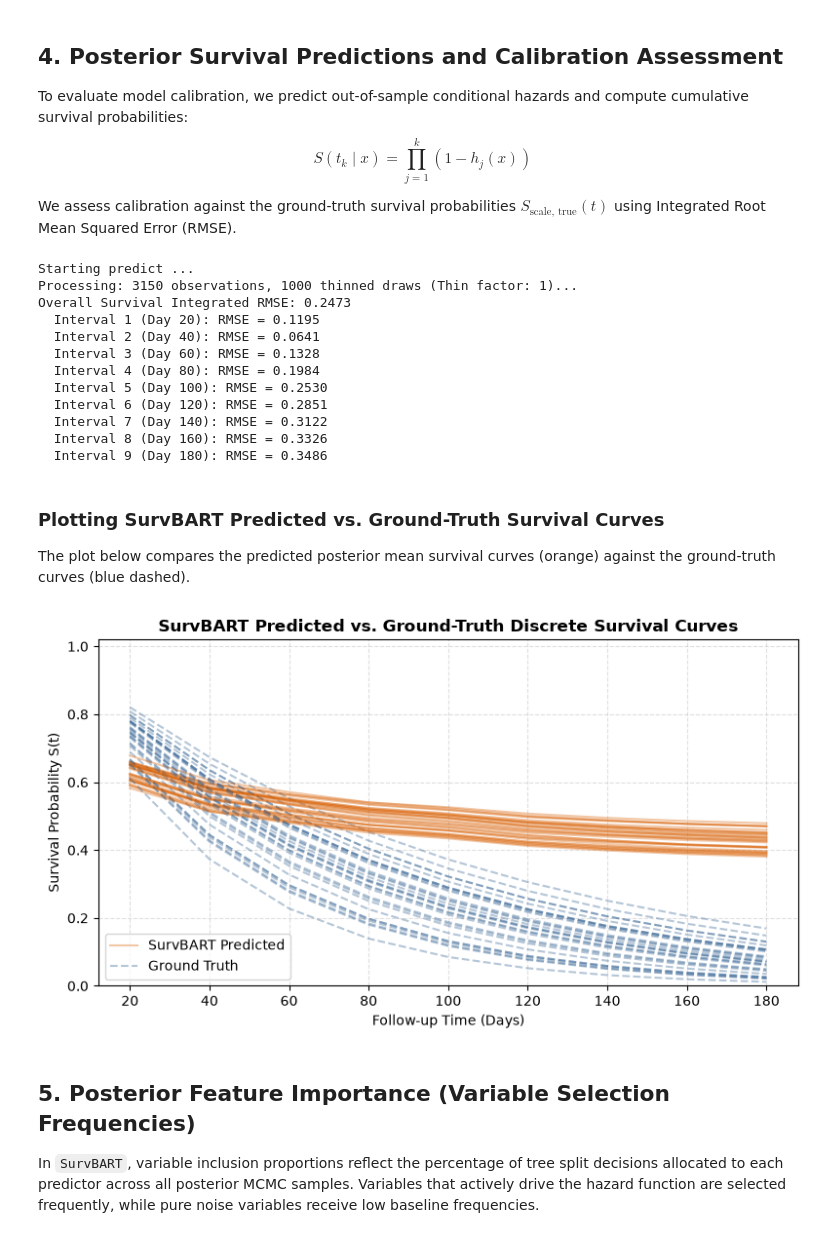
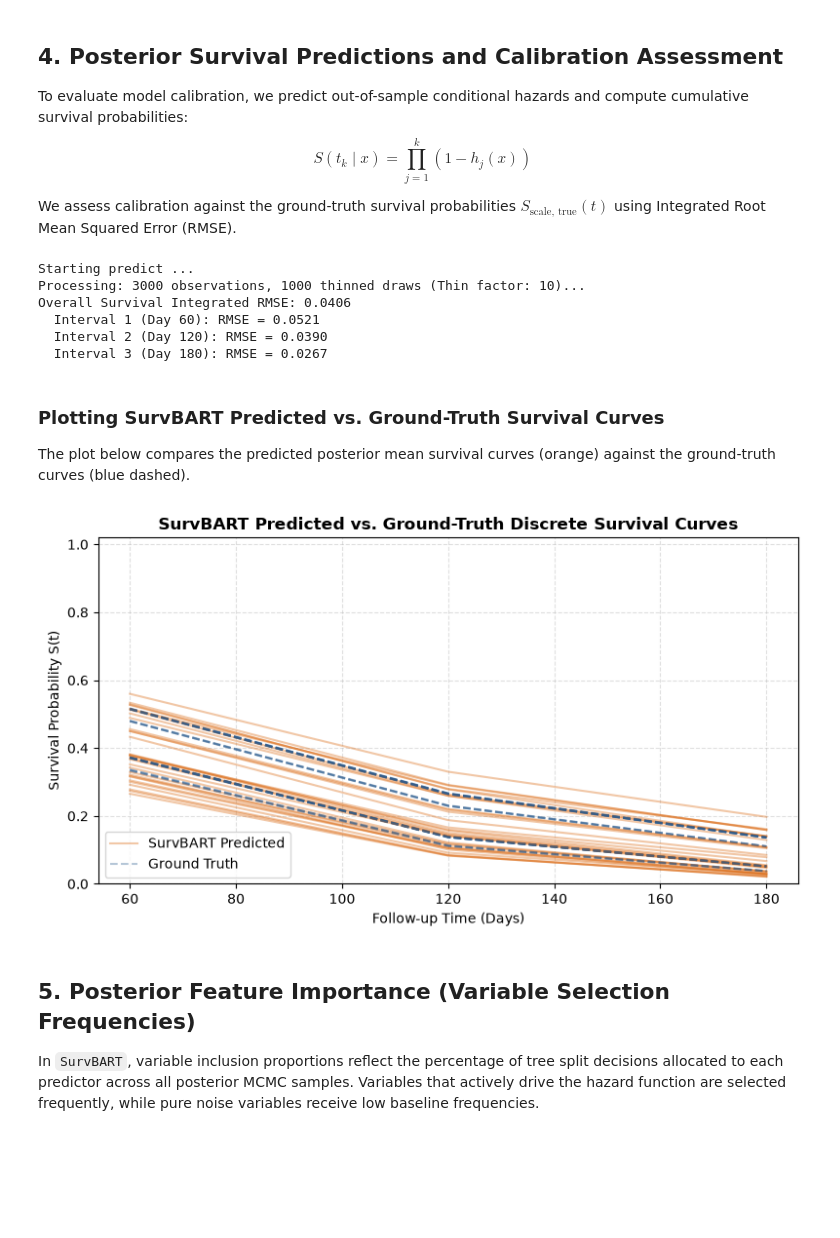
Before and after one commit to CDCgov/BART-Survival, a Jupyter notebook: examples/example1.ipynb, the cells around one changed output. Drawn from its saved outputs; the diff is of its cells as text; code cells hidden in the pictures; blank space fills up the shorter version.

```diff
--- a/examples/example1.ipynb
+++ b/examples/example1.ipynb
@@ -40,11 +40,12 @@ from bart_survival import (
     compute_causal_pdp,
     compute_hazard_and_risk_difference,
     simulate_survival,
+    get_x_matrix,
 )
 from lifelines import CoxPHFitter
 
 # Set random seed for reproducibility
-rng = np.random.default_rng(42)
+rng = np.random.default_rng(1)
 print("Libraries imported successfully. SurvBART ready.")
 # %% [output]
 Libraries imported successfully. SurvBART ready.
@@ -71,14 +75,20 @@ Thus:
 # %%
-N_obs = 350
-x_mat = rng.uniform(0, 1, size=(N_obs, 5))
+N_obs = 1000
+x_mat = get_x_matrix(
+    N=N_obs,
+    x_vars=5,
+    VAR_CLASS=[2, 2, 1],
+    VAR_PROB=[0.5, 0.7, None],
+    rng=rng
+)
 
 event_dict, sv_true, sv_scale_true = simulate_survival(
     x_mat=x_mat,
-    scale_f="np.exp(4 + 0.60*x_mat[:, 0] - 0.50*x_mat[:, 1] + 0.35*x_mat[:, 2])",
+    scale_f="np.exp(4 + 0.4*x_mat[:, 0] + 0.1*x_mat[:, 1] + 0.01*x_mat[:, 2])",
     shape_f="1.0",
     eos=180,
     cens_scale=None,
-    time_scale=20,
+    time_scale=60,
     true_only=False,
     rng=rng
 )
@@ -130,12 +140,12 @@ The transformation produces two essential representations:
 2. **Prediction Grid (`format_prediction_data` / `get_posterior_test`)**:
    Contains an out-of-sample evaluation grid representing each individual evaluated across all discrete intervals to reconstruct complete survival curves.
 # %%
-# 1. Format training pooled person-time cross-section (time_scale=20 -> 20-day intervals)
+# 1. Format training pooled person-time cross-section (time_scale=60 -> 60-day intervals)
 trn = format_survival_data(
     y_time=event_dict["t_event"],
     y_status=event_dict["status"],
     x=x_mat,
-    time_scale=20
+    time_scale=60
 )
 
 # 2. Format out-of-sample prediction grid across all discrete intervals
@@ -143,7 +153,7 @@ post_test = format_prediction_data(
     y_time=event_dict["t_event"],
     y_status=event_dict["status"],
     x=x_mat,
-    time_scale=20
+    time_scale=60
 )
 
 print("Training pooled X shape:       ", trn["x"].shape)
@@ -175,6 +185,7 @@ model.fit(
     y=trn["y"],
     X=trn["x"],
     coords=trn["coord"],
+    predictor_names=["t", "x0", "x1", "x2", "x3", "x4"],
     progressbar=True,
     random_seed=42
 )
@@ -212,41 +223,35 @@ overall_rmse = float(np.sqrt(np.mean((sv_mean - true_sv_scaled) ** 2)))
 
 print(f"Overall Survival Integrated RMSE: {overall_rmse:.4f}")
 for idx, r in enumerate(rmse_intervals):
-    print(f"  Interval {idx + 1} (Day {(idx + 1) * 20}): RMSE = {r:.4f}")
+    print(f"  Interval {idx + 1} (Day {(idx + 1) * 60}): RMSE = {r:.4f}")
 # %% [output]
 Starting predict ...
-Processing: 3150 observations, 1000 thinned draws (Thin factor: 1)...
-Overall Survival Integrated RMSE: 0.2473
-  Interval 1 (Day 20): RMSE = 0.1195
-  Interval 2 (Day 40): RMSE = 0.0641
-  Interval 3 (Day 60): RMSE = 0.1328
-  Interval 4 (Day 80): RMSE = 0.1984
-  Interval 5 (Day 100): RMSE = 0.2530
-  Interval 6 (Day 120): RMSE = 0.2851
-  Interval 7 (Day 140): RMSE = 0.3122
-  Interval 8 (Day 160): RMSE = 0.3326
-  Interval 9 (Day 180): RMSE = 0.3486
+Processing: 3000 observations, 1000 thinned draws (Thin factor: 10)...
+Overall Survival Integrated RMSE: 0.0406
+  Interval 1 (Day 60): RMSE = 0.0521
+  Interval 2 (Day 120): RMSE = 0.0390
+  Interval 3 (Day 180): RMSE = 0.0267
 # %% [markdown]
 ### Plotting SurvBART Predicted vs. Ground-Truth Survival Curves
 The plot below compares the predicted posterior mean survival curves (orange) against the ground-truth curves (blue dashed).
 # %%
 fig, ax = plt.subplots(figsize=(8, 4.5))
-discrete_times = np.unique(trn["x"][:, 0]) * 20
+discrete_times = np.unique(trn["x"][:, 0]) * 60
 
 for i in range(min(30, N_obs)):
     ax.plot(discrete_times, sv_mean[i, :], color="#d95f02", alpha=0.35, label="SurvBART Predicted" if i == 0 else "")
     ax.plot(discrete_times, true_sv_scaled[i, :], color="#2b5c8f", linestyle="--", alpha=0.35, label="Ground Truth" if i == 0 else "")
 
 ax.set_title("SurvBART Predicted vs. Ground-Truth Discrete Survival Curves", fontsize=12, fontweight="bold")
 ax.set_xlabel("Follow-up Time (Days)", fontsize=10)
 ax.set_ylabel("Survival Probability S(t)", fontsize=10)
 ax.set_ylim(0, 1.02)
 ax.grid(True, linestyle="--", alpha=0.4)
 ax.legend(loc="lower left", frameon=True)
 plt.tight_layout()
 plt.show()
 # %% [output]
-[figure, old version]
+[figure, new version]
 # %% [markdown]
 ## 5. Posterior Feature Importance (Variable Selection Frequencies)
 
```
Also changed, not shown: parts of 9 cells of this notebook, 3 other files.
